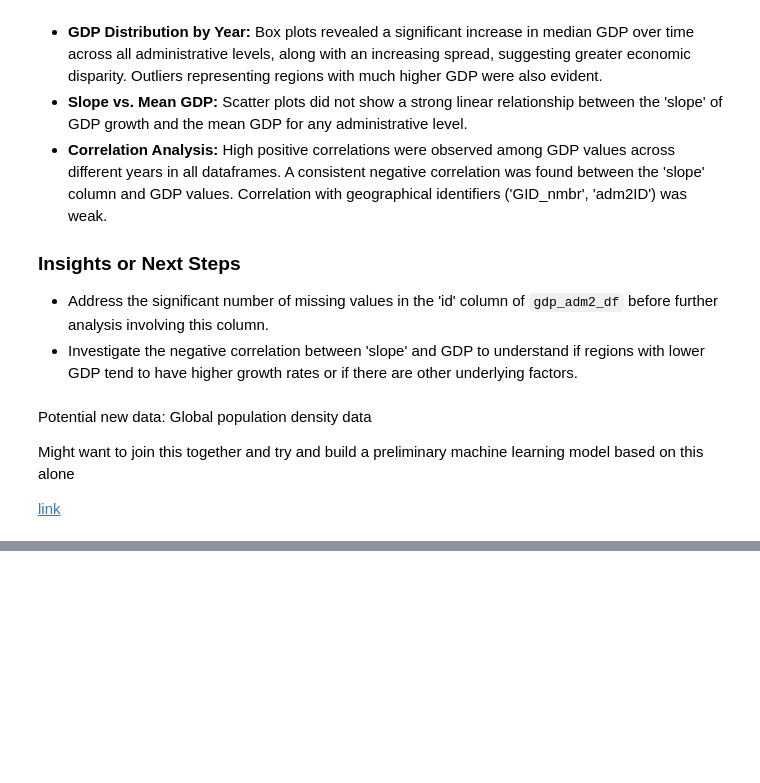
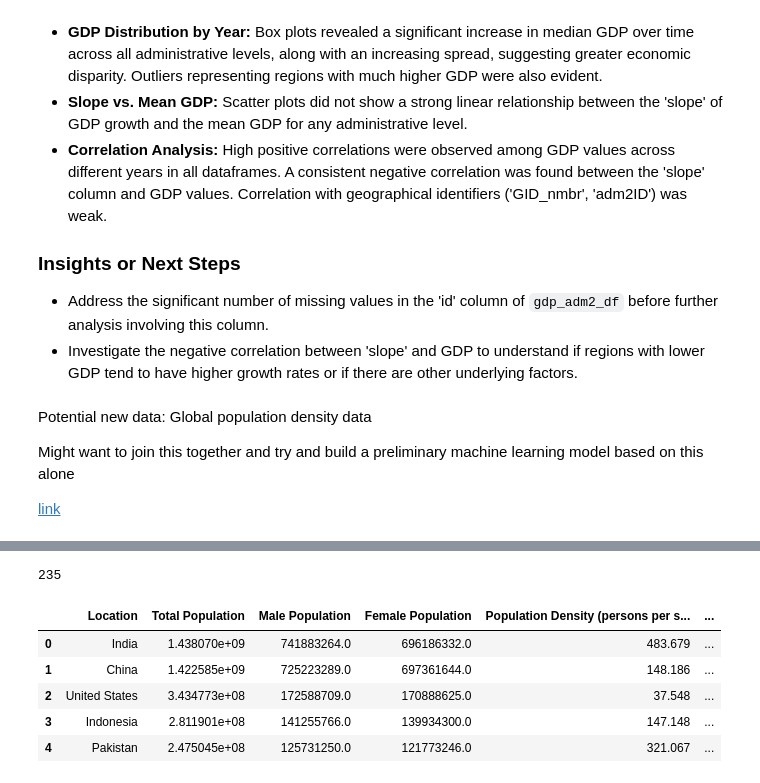
Before and after one commit to Bolu-Adekanmbi/Socioeconomic-Mapping, a Jupyter notebook: notebooks/exploratoryNotebook1.ipynb, the cells around one changed output, grey strips where cells are left out. Drawn from its saved outputs; the diff is of its cells as text; code cells hidden in the pictures; blank space fills up the shorter version.

```diff
--- a/notebooks/exploratoryNotebook1.ipynb
+++ b/notebooks/exploratoryNotebook1.ipynb
@@ -657,0 +670,4 @@ Might want to join this together and try and build a preliminary machine learnin
+# %%
+gdp_adm0_df.iso3.nunique()
+# %% [output]
+235
@@ -657,0 +676,9 @@ Might want to join this together and try and build a preliminary machine learnin
+# %%
+population_data.head()
+# %% [output]
+|  | Location | Total Population | Male Population | Female Population | Population Density (persons per s... | ... |
+| 0 | India | 1.438070e+09 | 741883264.0 | 696186332.0 | 483.679 | ... |
+| 1 | China | 1.422585e+09 | 725223289.0 | 697361644.0 | 148.186 | ... |
+| 2 | United States | 3.434773e+08 | 172588709.0 | 170888625.0 | 37.548 | ... |
+| 3 | Indonesia | 2.811901e+08 | 141255766.0 | 139934300.0 | 147.148 | ... |
+| 4 | Pakistan | 2.475045e+08 | 125731250.0 | 121773246.0 | 321.067 | ... |
```
Also changed, not shown: parts of 52 cells of this notebook.
